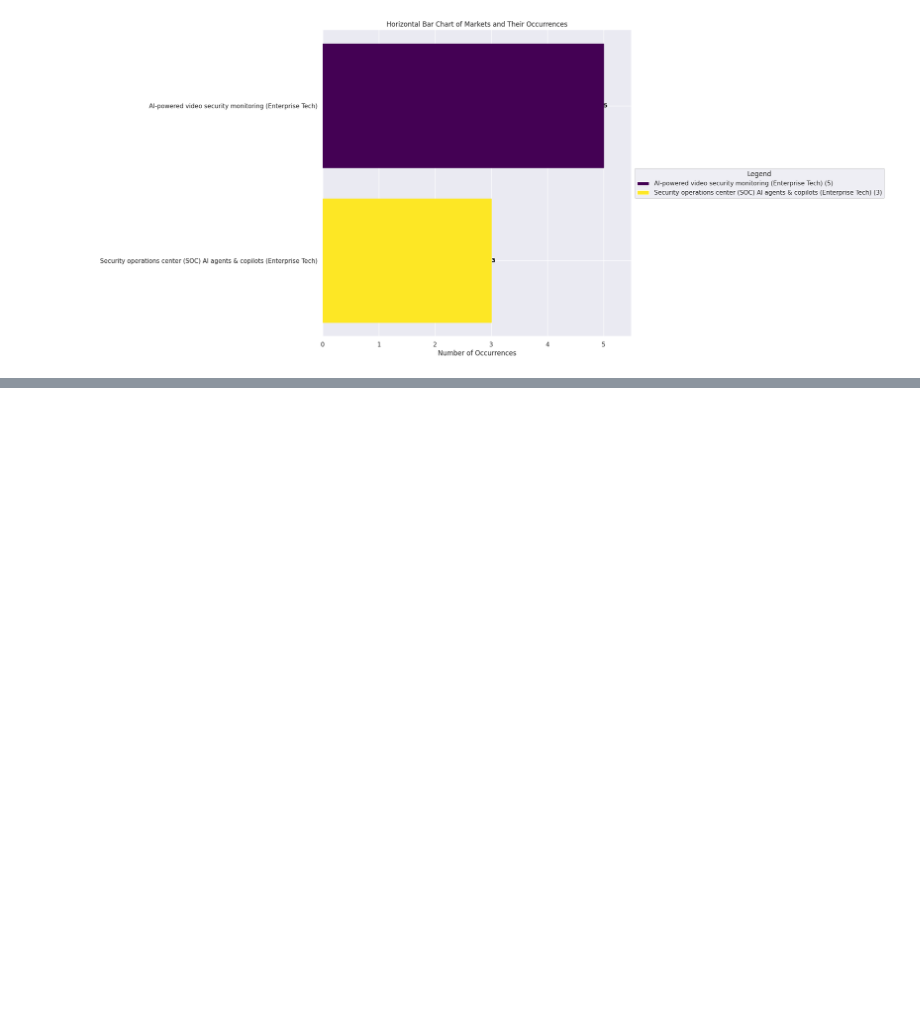
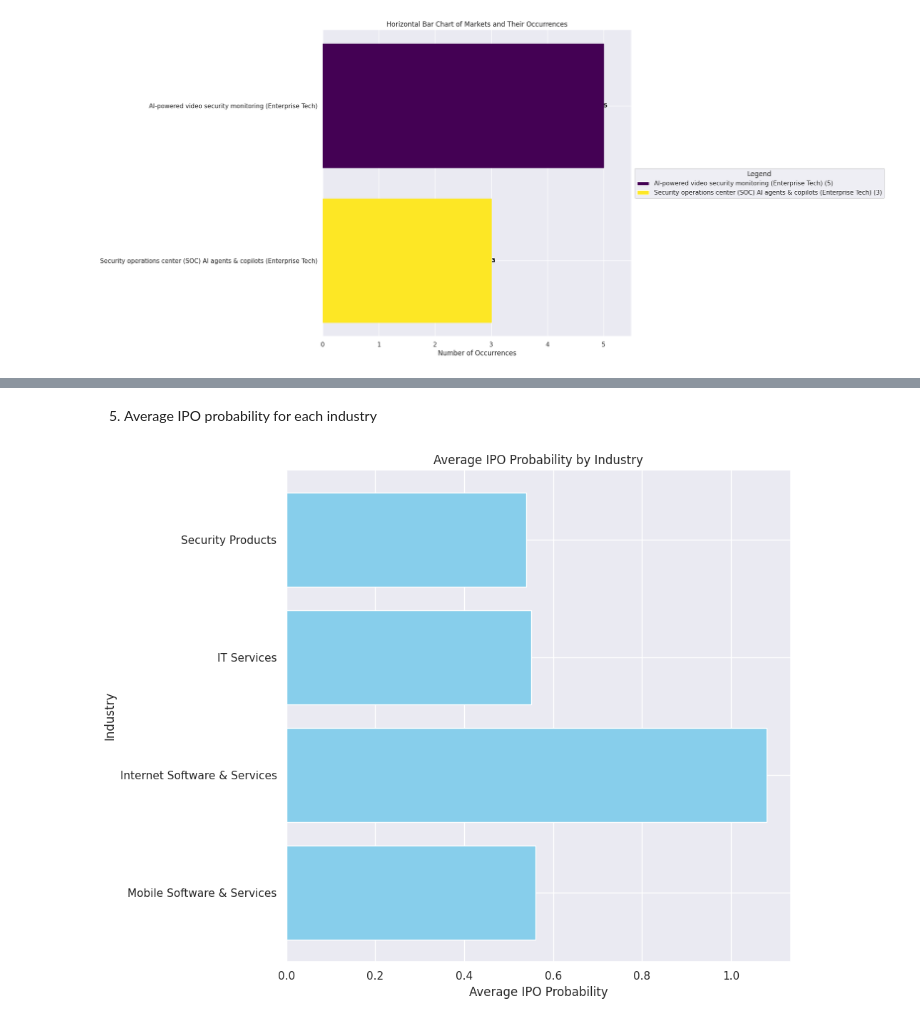
Before and after one commit to alessandrotavazzi/collaboration_swisscom, a Jupyter notebook: data_analysis.ipynb, the cells around one changed output, grey strips where cells are left out. Saved outputs shown, nothing was run; the diff lists cells and outputs as text; code cells hidden in the pictures; blank space fills up the shorter version.

```diff
--- a/data_analysis.ipynb
+++ b/data_analysis.ipynb
@@ -1169,0 +1159,25 @@ TypeError: agg function failed [how->mean,dtype->object]
+# %% [markdown]
+5) Average IPO probability for each industry
+# %%
+# Create cleaned industry names and calculate probabilities
+industry_probs = {}
+for industry in set(data['Industry']):
+    mydata = data[data['Industry']==industry]
+    mylist = [float(x.rstrip('%')) for x in list(mydata['IPO Probability'])]
+    # Calculate average probability for each industry
+    industry_probs[industry] = sum(mylist)/len(mylist)
+
+# Convert dictionary to lists for plotting
+industries = list(industry_probs.keys())
+probs = list(industry_probs.values())
+
+# Visualize in a horizontal bar plot
+plt.figure(figsize=(10, 8))
+plt.barh(industries, probs, color='skyblue')
+plt.title('Average IPO Probability by Industry')
+plt.xlabel('Average IPO Probability')
+plt.ylabel('Industry')
+plt.tight_layout()
+plt.show()
+# %% [output]
+[figure, added]
```
Also changed, not shown: parts of 22 cells of this notebook.
